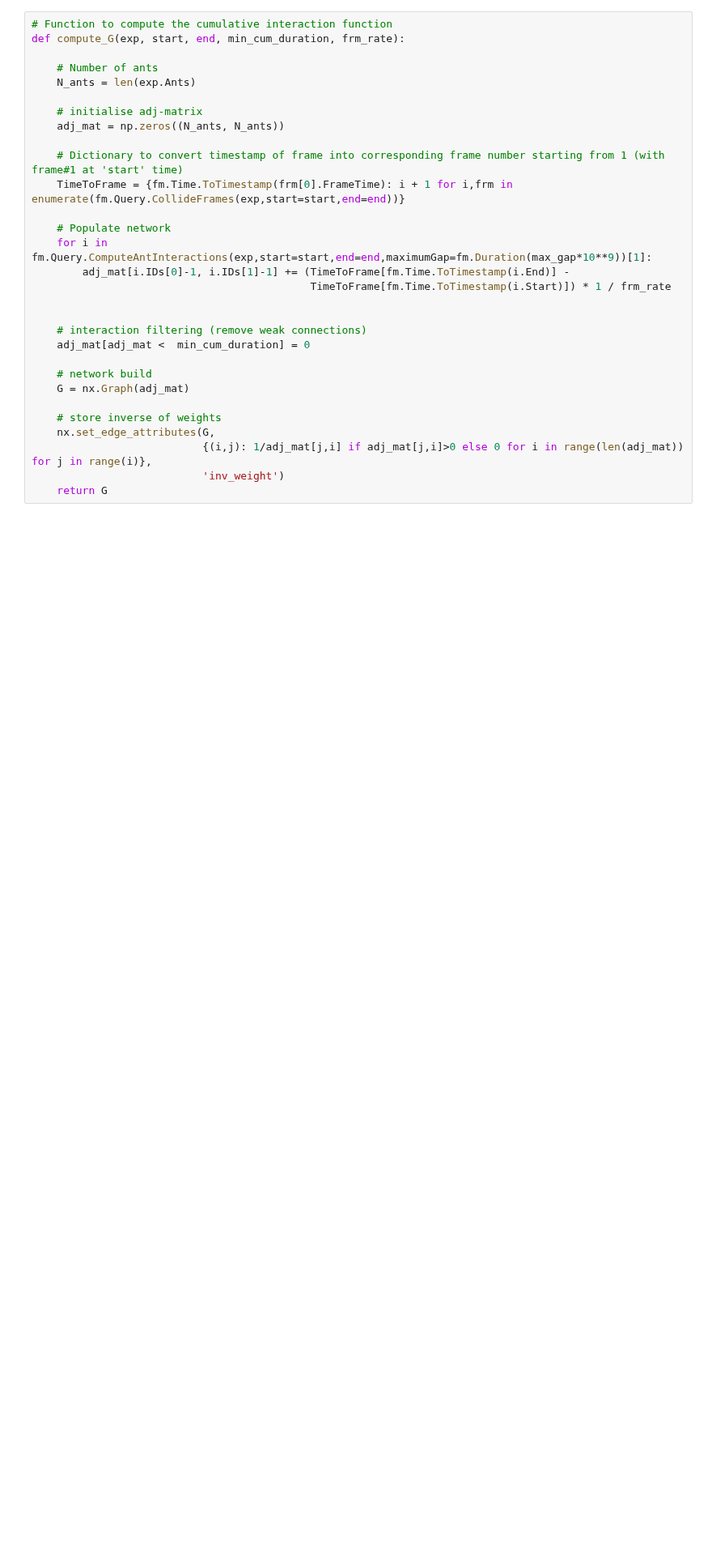
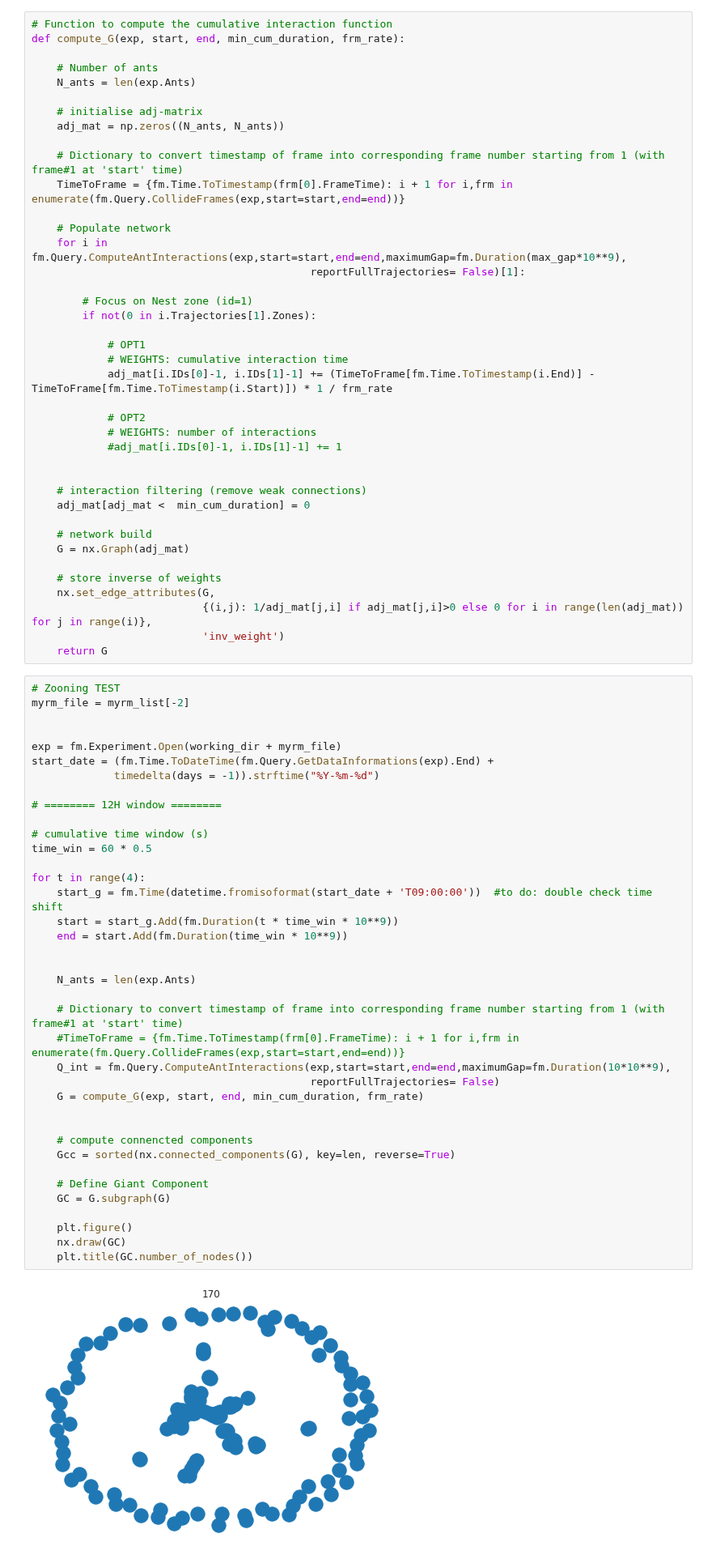
Before and after one commit to EnricoGavagnin/nest_topology_analysis, a Jupyter notebook: NTM_df_prop_calculator.ipynb, the cells around one changed output. Shown at 81% size. Saved outputs shown, nothing was run; the diff lists cells and outputs as text; blank space fills up the shorter version.

```diff
--- a/NTM_df_prop_calculator.ipynb
+++ b/NTM_df_prop_calculator.ipynb
@@ -63,9 +63,19 @@ def compute_G(exp, start, end, min_cum_duration, frm_rate):
     TimeToFrame = {fm.Time.ToTimestamp(frm[0].FrameTime): i + 1 for i,frm in enumerate(fm.Query.CollideFrames(exp,start=start,end=end))}
 
     # Populate network
-    for i in fm.Query.ComputeAntInteractions(exp,start=start,end=end,maximumGap=fm.Duration(max_gap*10**9))[1]:
-        adj_mat[i.IDs[0]-1, i.IDs[1]-1] += (TimeToFrame[fm.Time.ToTimestamp(i.End)] -
-                                            TimeToFrame[fm.Time.ToTimestamp(i.Start)]) * 1 / frm_rate
+    for i in fm.Query.ComputeAntInteractions(exp,start=start,end=end,maximumGap=fm.Duration(max_gap*10**9),
+                                            reportFullTrajectories= False)[1]:
+
+        # Focus on Nest zone (id=1)
+        if not(0 in i.Trajectories[1].Zones):
+
+            # OPT1
+            # WEIGHTS: cumulative interaction time
+            adj_mat[i.IDs[0]-1, i.IDs[1]-1] += (TimeToFrame[fm.Time.ToTimestamp(i.End)] - TimeToFrame[fm.Time.ToTimestamp(i.Start)]) * 1 / frm_rate
+
+            # OPT2
+            # WEIGHTS: number of interactions
+            #adj_mat[i.IDs[0]-1, i.IDs[1]-1] += 1
 
 
     # interaction filtering (remove weak connections)
@@ -79,3 +89,43 @@ def compute_G(exp, start, end, min_cum_duration, frm_rate):
                            {(i,j): 1/adj_mat[j,i] if adj_mat[j,i]>0 else 0 for i in range(len(adj_mat)) for j in range(i)},
                            'inv_weight')
     return G
+# %%
+# Zooning TEST
+myrm_file = myrm_list[-2]
+
+
+exp = fm.Experiment.Open(working_dir + myrm_file)
+start_date = (fm.Time.ToDateTime(fm.Query.GetDataInformations(exp).End) +
+             timedelta(days = -1)).strftime("%Y-%m-%d")
+
+# ======== 12H window ========
+
+# cumulative time window (s)
+time_win = 60 * 0.5
+
+for t in range(4):
+    start_g = fm.Time(datetime.fromisoformat(start_date + 'T09:00:00'))  #to do: double check time shift
+    start = start_g.Add(fm.Duration(t * time_win * 10**9))
+    end = start.Add(fm.Duration(time_win * 10**9))
+
+
+    N_ants = len(exp.Ants)
+
+    # Dictionary to convert timestamp of frame into corresponding frame number starting from 1 (with frame#1 at 'start' time)
+    #TimeToFrame = {fm.Time.ToTimestamp(frm[0].FrameTime): i + 1 for i,frm in enumerate(fm.Query.CollideFrames(exp,start=start,end=end))}
+    Q_int = fm.Query.ComputeAntInteractions(exp,start=start,end=end,maximumGap=fm.Duration(10*10**9),
+                                            reportFullTrajectories= False)
+    G = compute_G(exp, start, end, min_cum_duration, frm_rate)
+
+
+    # compute connencted components
+    Gcc = sorted(nx.connected_components(G), key=len, reverse=True)
+
+    # Define Giant Component
+    GC = G.subgraph(G)
+
+    plt.figure()
+    nx.draw(GC)
+    plt.title(GC.number_of_nodes())
+# %% [output]
+[figure, added]
```
Also changed, not shown: parts of 6 cells of this notebook, 5 other files.
